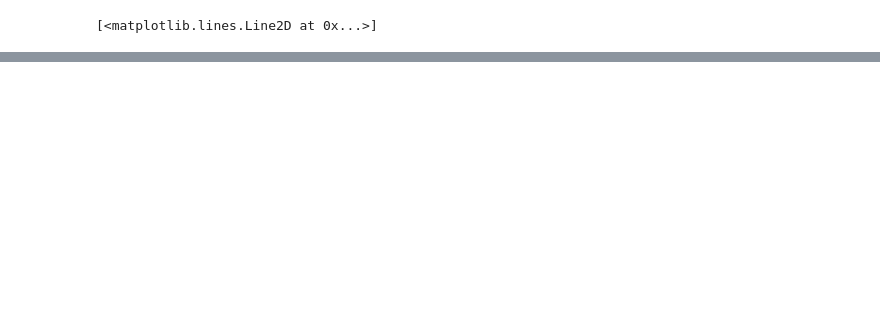
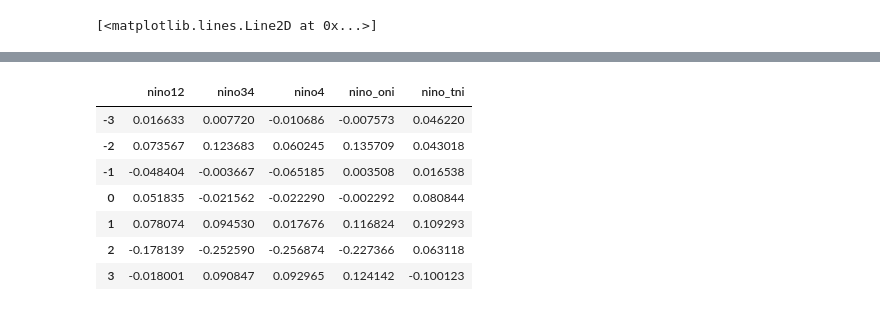
Before and after one commit to betaplane/cezanne, a Jupyter notebook: notebooks/Antarctica/obs.ipynb, the cells around one changed output, grey strips where cells are left out. Drawn from its saved outputs; the diff is of its cells as text; code cells hidden in the pictures; blank space fills up the shorter version.

```diff
--- a/notebooks/Antarctica/obs.ipynb
+++ b/notebooks/Antarctica/obs.ipynb
@@ -460,0 +370,2 @@ Index(['COMP', 'Height', 'Latitude', 'Longitude', 'MISC', 'Name', 'PRCP',
+# %%
+D = pd.HDFStore('indexes.h5')
@@ -460,0 +384,26 @@ Index(['COMP', 'Height', 'Latitude', 'Longitude', 'MISC', 'Name', 'PRCP',
+# %%
+cc = pd.concat((s.loc[:'2016'].resample('A').mean(),
+           D['nino_oni'].replace(-99.9, np.nan).resample('A').mean()), 1, keys=['data', 0])
+# %%
+def lag(s, delta=np.timedelta64(0), na=-99.9):
+    c = s.replace(na, np.nan)
+    c.index = s.index + delta
+    c.name = delta.astype(int)
+    return c
+# %%
+def corr(k):
+    cc = pd.concat([lag(D[k], np.timedelta64(n, 'Y')) for n in range(-3, 4)], 1)
+    cc = pd.concat((s.loc[:'2016'], cc), 1)
+    return cc.resample('A').mean().corr()
+# %%
+keys = ['nino12', 'nino34', 'nino4', 'nino_oni', 'nino_tni']
+pd.concat([corr(k)['Halley'] for k in keys], 1, keys=keys).drop('Halley', 0)
+# %% [output]
+|  | nino12 | nino34 | nino4 | nino_oni | nino_tni |
+| -3 | 0.016633 | 0.007720 | -0.010686 | -0.007573 | 0.046220 |
+| -2 | 0.073567 | 0.123683 | 0.060245 | 0.135709 | 0.043018 |
+| -1 | -0.048404 | -0.003667 | -0.065185 | 0.003508 | 0.016538 |
+| 0 | 0.051835 | -0.021562 | -0.022290 | -0.002292 | 0.080844 |
+| 1 | 0.078074 | 0.094530 | 0.017676 | 0.116824 | 0.109293 |
+| 2 | -0.178139 | -0.252590 | -0.256874 | -0.227366 | 0.063118 |
+| 3 | -0.018001 | 0.090847 | 0.092965 | 0.124142 | -0.100123 |
```
Also changed, not shown: parts of 65 cells of this notebook, 3 other files.
